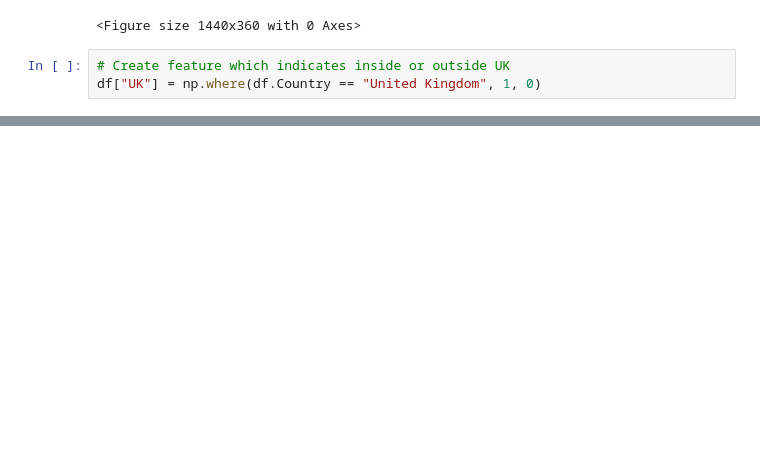
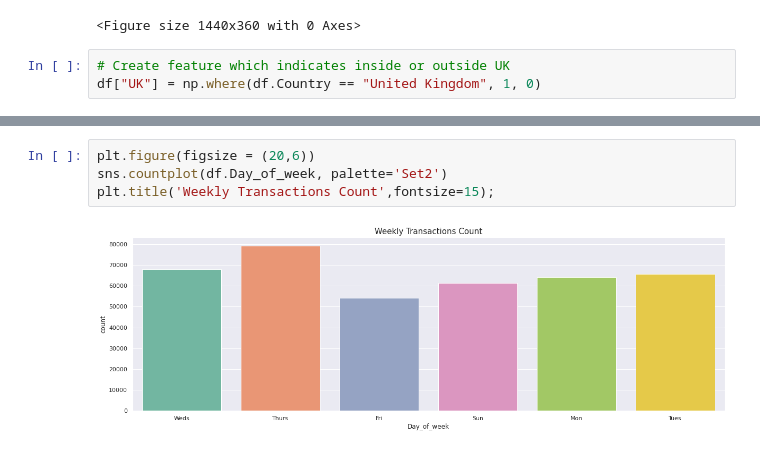
Before and after one commit to vivek16pawar/Customer-Segmentation, a Jupyter notebook: Online_Retail_Customer_Segmentation_Capstone_Project.ipynb, the cells around one changed output, grey strips where cells are left out. Saved outputs shown, nothing was run; the diff lists cells and outputs as text; blank space fills up the shorter version.

```diff
--- a/Online_Retail_Customer_Segmentation_Capstone_Project.ipynb
+++ b/Online_Retail_Customer_Segmentation_Capstone_Project.ipynb
@@ -207,0 +228,6 @@ df.head(2)
+# %%
+plt.figure(figsize = (20,6))
+sns.countplot(df.Day_of_week, palette='Set2')
+plt.title('Weekly Transactions Count',fontsize=15);
+# %% [output]
+[figure, added]
```
Also changed, not shown: parts of 6 cells of this notebook.
